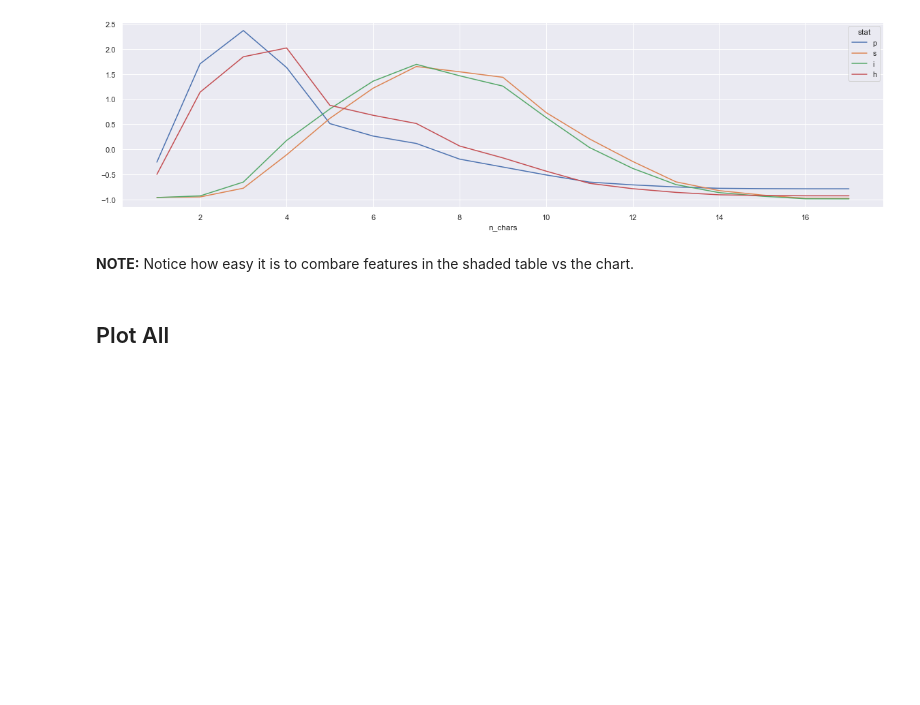
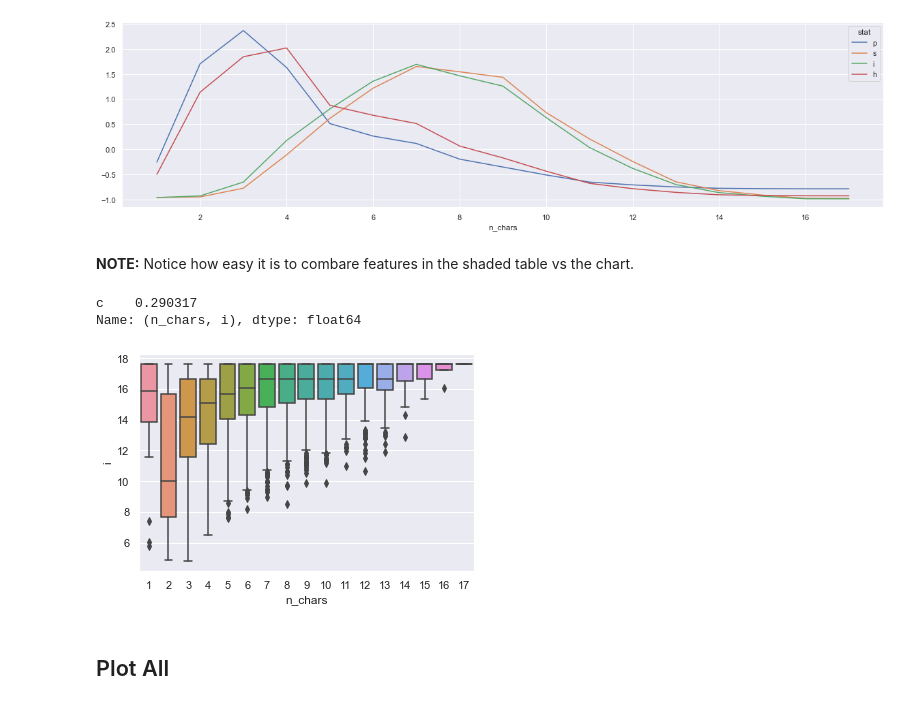
Before and after one commit to ontoligent/DS5001-2022-01-OLD, a Jupyter notebook: M03_LanguageModels/M03_04-Entropy-and-Term-Length.ipynb, the cells around one changed output. Saved outputs shown, nothing was run; the diff lists cells and outputs as text; code cells hidden in the pictures; blank space fills up the shorter version.

```diff
--- a/M03_LanguageModels/M03_04-Entropy-and-Term-Length.ipynb
+++ b/M03_LanguageModels/M03_04-Entropy-and-Term-Length.ipynb
@@ -147,6 +140,15 @@ Lnorm.ksum.plot(figsize=(20,5));
 [figure]
 # %% [markdown]
 **NOTE:** Notice how easy it is to combare features in the shaded table vs the chart.
+# %%
+V.corr().stack().to_frame('c').loc[('n_chars','i')]
+# %% [output]
+c    0.290317
+Name: (n_chars, i), dtype: float64
+# %%
+sns.boxplot(data=V.reset_index(), x='n_chars', y='i');
+# %% [output]
+[figure, added]
 # %% [markdown]
 ## Plot All
 # %%
```
Also changed, not shown: parts of 14 cells of this notebook, 2 other files.
